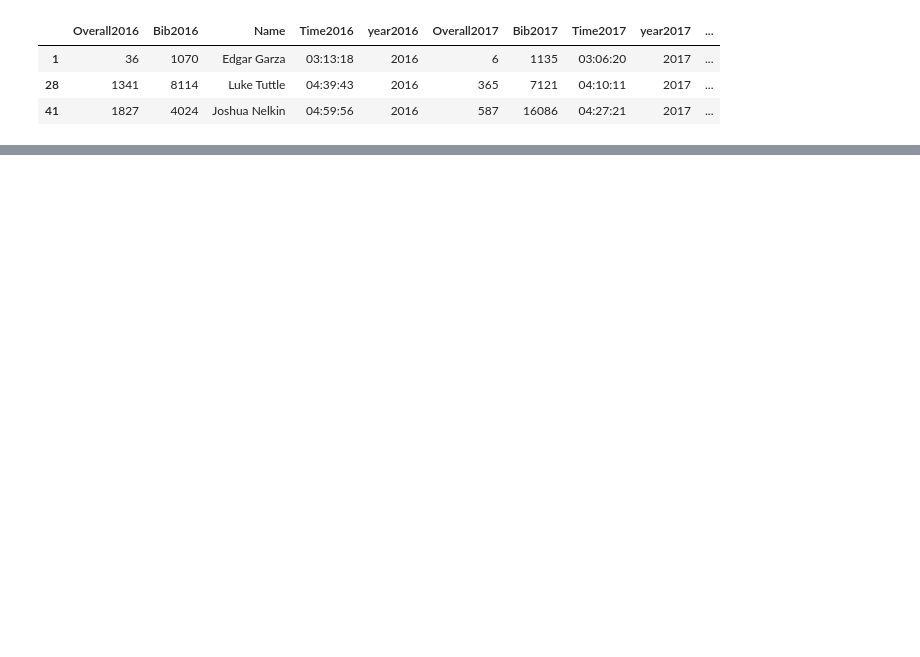
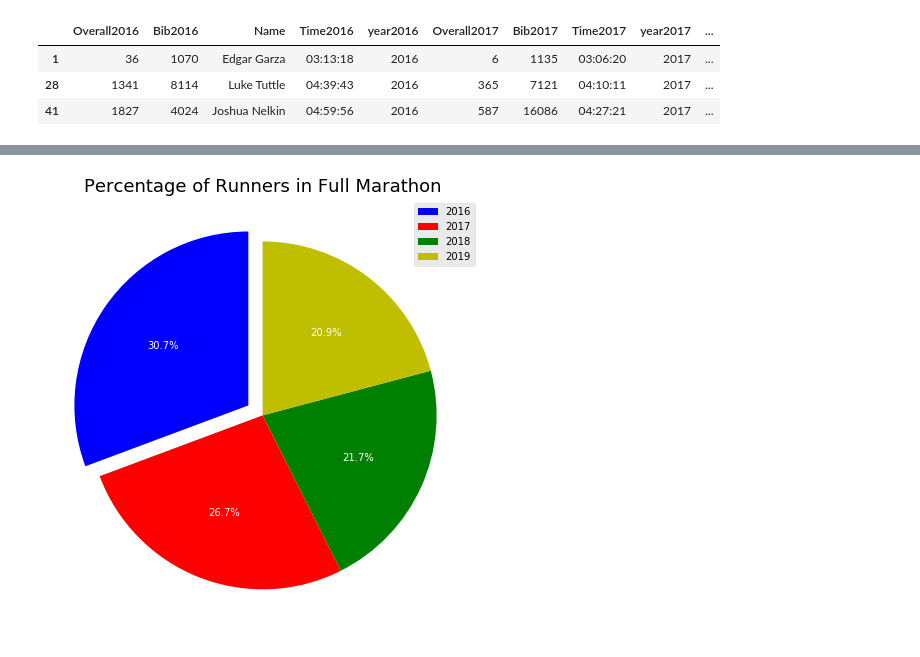
Before and after one commit to RakshandaKaukab05/web-scrapping-marathons, a Jupyter notebook: Marathon.ipynb, the cells around one changed output, grey strips where cells are left out. Saved outputs shown, nothing was run; the diff lists cells and outputs as text; code cells hidden in the pictures; blank space fills up the shorter version.

```diff
--- a/Marathon.ipynb
+++ b/Marathon.ipynb
@@ -619,0 +778,12 @@ plt.savefig('Runners.png')
+# %%
+##Pie chart for the percentage of runners participation each year
+plt.figure(figsize=(8,8))
+l = full_df.year.value_counts().index
+##first bigger pie will explode
+plt.pie(full_df.year.value_counts(),explode = (0.1, 0, 0, 0),colors =['b','r','g','y'], startangle = 90, autopct='%.1f%%', textprops=dict(color="w"))
+#plt.axes()
+plt.legend(l, loc='upper right')
+plt.title("Percentage of Runners in Full Marathon",fontsize=18)
+plt.savefig("Full_Pie_chart.png")
+# %% [output]
+[figure, added]
```
Also changed, not shown: parts of 57 cells of this notebook, 1 other file.
